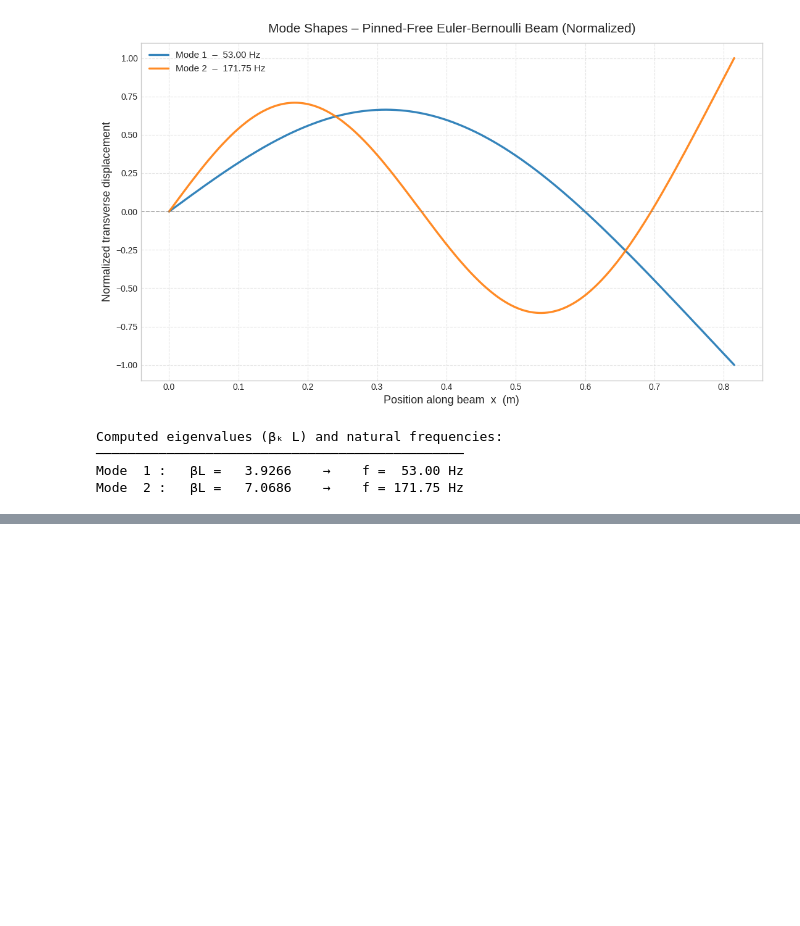
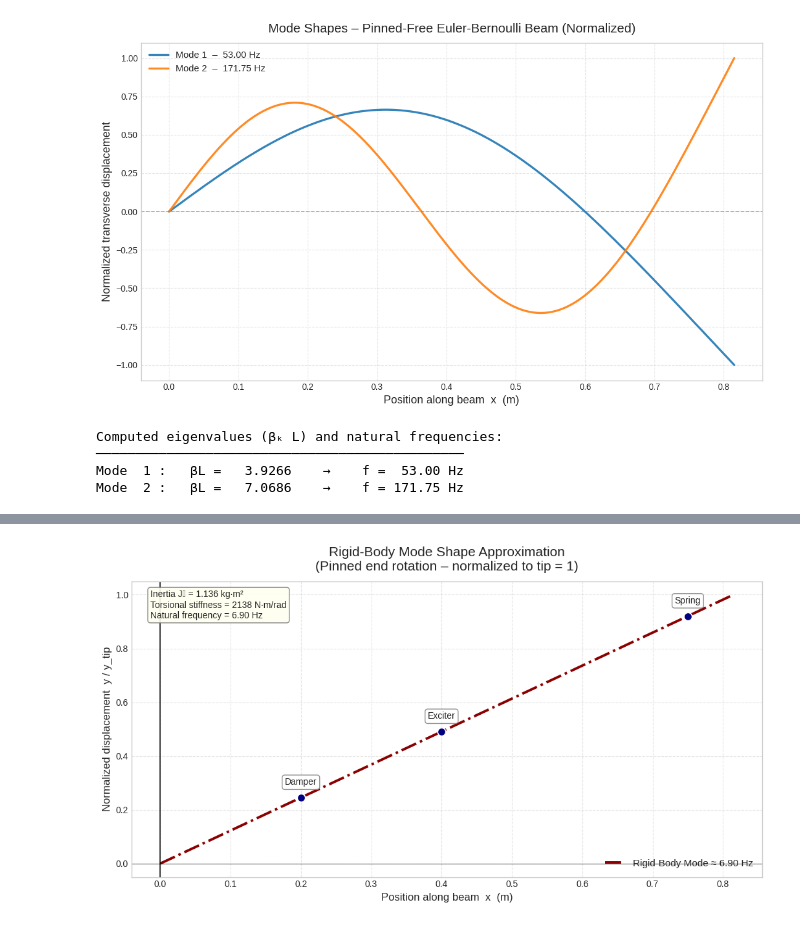
Before and after one commit to kush450629/ME421_GROUP_A1, a Jupyter notebook: Vibration/ME421_E20021_Vibrations.ipynb, the cells around one changed output, grey strips where cells are left out. Drawn from its saved outputs; the diff is of its cells as text; code cells hidden in the pictures; blank space fills up the shorter version.

```diff
--- a/Vibration/ME421_E20021_Vibrations.ipynb
+++ b/Vibration/ME421_E20021_Vibrations.ipynb
@@ -224,0 +525,91 @@ Mode  2 :   βL =   7.0686    →    f = 171.75 Hz
+# %%
+import numpy as np
+import matplotlib.pyplot as plt
+
+# ─── Physical & Geometric Parameters ────────────────────────────────────────
+beam_length         = 0.815          # L [m]
+beam_mass           = 1.65           # total beam mass [kg]
+spring_stiff        = 3800.0         # k_s [N/m]
+spring_pos          = 0.75           # x_s [m]
+
+# Lumped masses & locations
+m_spring_eff        = 0.1383         # effective spring mass [kg]
+m_exciter           = 4.2            # exciter mass [kg]
+m_damper            = 0.53           # damper mass [kg]
+
+x_exciter           = 0.40           # exciter location [m]
+x_damper            = 0.20           # damper location [m]
+
+# ─── Rigid-Body Model Calculations ──────────────────────────────────────────
+# Moment of inertia about pinned end (x=0)
+# Uniform rod: (1/3) m L² + Σ m_i r_i²
+inertia_pivot = (
+    (1.0 / 3.0) * beam_mass * beam_length**2 +
+    m_spring_eff * spring_pos**2 +
+    m_exciter    * x_exciter**2 +
+    m_damper     * x_damper**2
+)
+
+# Torsional stiffness from spring (small-angle: torque = k_s * (l_s θ) * l_s)
+torsional_stiffness = spring_stiff * spring_pos**2
+
+# Undamped natural frequency
+omega_n_rad = np.sqrt(torsional_stiffness / inertia_pivot)
+f_n_hz      = omega_n_rad / (2.0 * np.pi)
+
+# ─── Rigid-Body Mode Shape (linear displacement) ────────────────────────────
+x = np.linspace(0, beam_length, 200)
+
+# For pure rigid rotation about x=0, displacement y(x) = θ · x
+# Normalized so tip displacement = 1 → y_norm(x) = x / L
+y_norm = x / beam_length
+
+# ─── Plotting ───────────────────────────────────────────────────────────────
+fig, ax = plt.subplots(figsize=(10.5, 5.8))
+
+ax.plot(x, y_norm,
+        color='darkred', lw=2.8, ls='-.',
+        label=f'Rigid-Body Mode ≈ {f_n_hz:.2f} Hz')
+
+# Mark attachment points with small circles + labels
+attachments = [
+    (x_damper,  x_damper/beam_length,  'Damper',   (0, 12)),
+    (x_exciter, x_exciter/beam_length, 'Exciter',  (0, 12)),
+    (spring_pos, spring_pos/beam_length, 'Spring', (0, 12))
+]
+
+for pos, yval, label, offset in attachments:
+    ax.scatter(pos, yval, s=80, color='navy', zorder=10, edgecolor='white', linewidth=1.2)
+    ax.annotate(label, xy=(pos, yval), xytext=offset,
+                textcoords='offset points', ha='center', va='bottom',
+                fontsize=10, bbox=dict(boxstyle='round,pad=0.3', fc='white', alpha=0.85, ec='gray'))
+
+# Cosmetics
+ax.axhline(0, color='k', lw=0.8, alpha=0.6)
+ax.axvline(0, color='k', lw=1.1)
+ax.set_title('Rigid-Body Mode Shape Approximation\n(Pinned end rotation – normalized to tip = 1)',
+             fontsize=15, pad=12)
+ax.set_xlabel('Position along beam  x  (m)', fontsize=12)
+ax.set_ylabel('Normalized displacement  y / y_tip', fontsize=12)
+ax.grid(True, ls='--', alpha=0.5, which='both')
+
+# Small text box with calculated values
+props = dict(boxstyle='round', facecolor='ivory', alpha=0.9, edgecolor='gray')
+info_text = f'Inertia J₀ = {inertia_pivot:.3f} kg·m²\n' \
+            f'Torsional stiffness = {torsional_stiffness:.0f} N·m/rad\n' \
+            f'Natural frequency = {f_n_hz:.2f} Hz'
+ax.text(0.03, 0.97, info_text, transform=ax.transAxes, fontsize=10,
+        verticalalignment='top', bbox=props)
+
+ax.legend(loc='lower right', fontsize=11, framealpha=0.95)
+plt.tight_layout()
+plt.show()
+
+# ─── Console Output ─────────────────────────────────────────────────────────
+print("Rigid-Body 1-DOF Approximation Results")
+print("──────────────────────────────────────")
+print(f"  Pivot inertia (J₀)       : {inertia_pivot:8.4f} kg·m²")
+print(f"  Torsional stiffness      : {torsional_stiffness:8.1f} N·m/rad")
+print(f"  Natural frequency        : {f_n_hz:8.2f} Hz")
+# %% [output]
+[figure, added]
```
Also changed, not shown: parts of 4 cells of this notebook.
